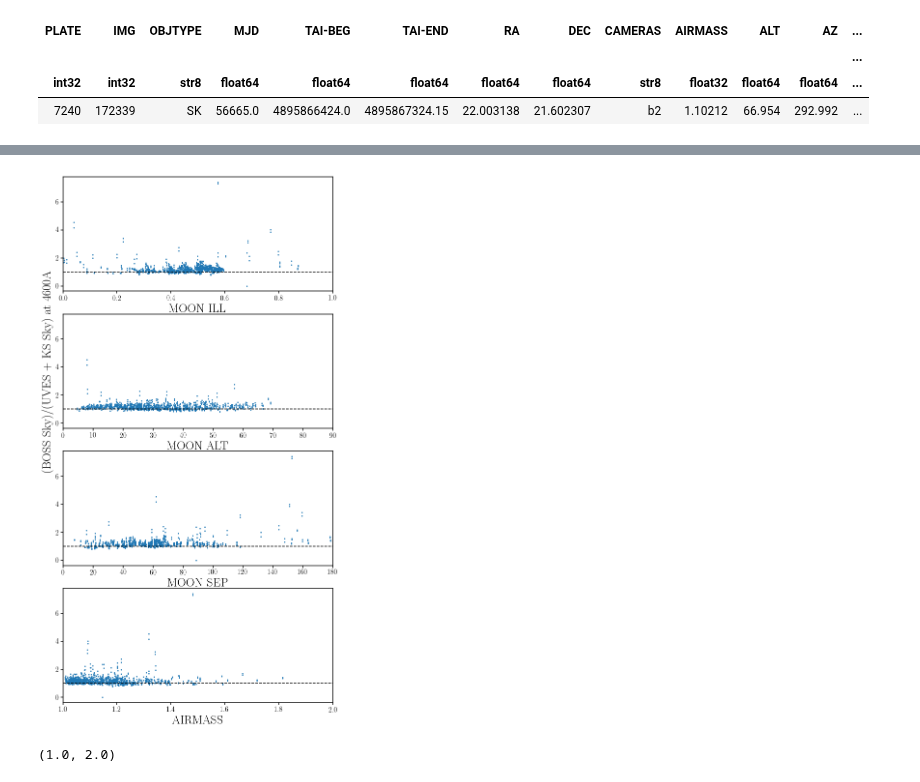
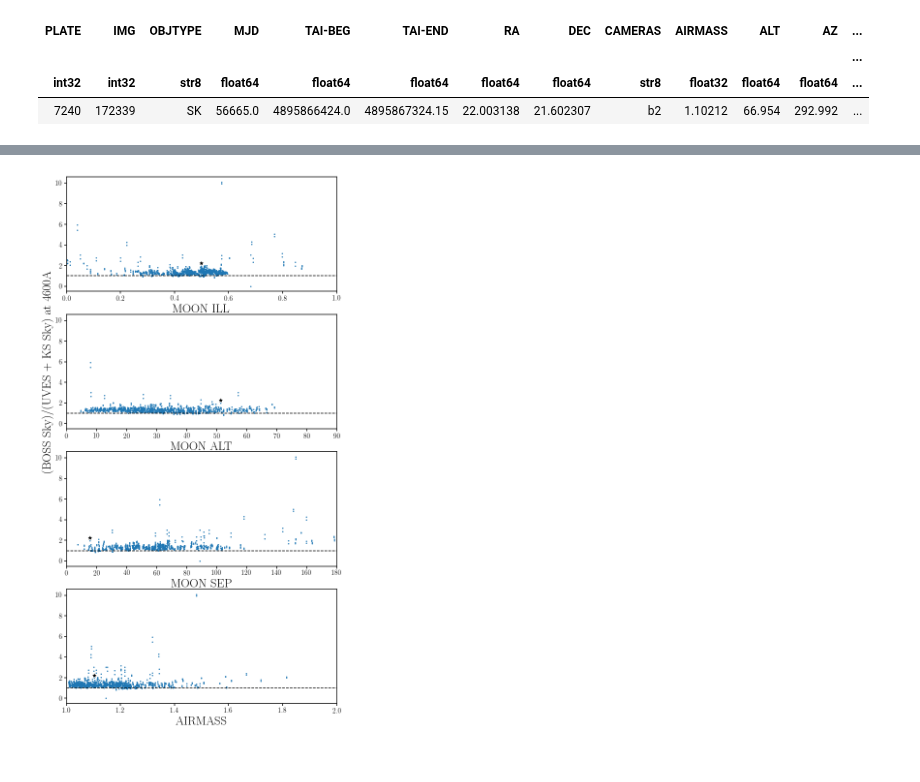
Before and after one commit to desi-bgs/feasiBGS, a Jupyter notebook: notebook/local_bright_bosssky.ipynb, the cells around one changed output, grey strips where cells are left out. Cells and saved outputs as stored; diff of their text form; code cells hidden in the pictures.

```diff
--- a/notebook/local_bright_bosssky.ipynb
+++ b/notebook/local_bright_bosssky.ipynb
@@ -197,7 +184,7 @@ for ii, i in enumerate([0, 1, 2]):#np.random.choice(range(len(blue_skyavg)), 3,
     sub = fig.add_subplot(3,1,ii+1)
     sub.plot(boss_blue['WAVE'][i], boss_blue['SKY'][i]/np.pi, lw=1, c='C1')
     KS_i = KS_sky(boss_blue[i])
-    sub.scatter(w/10., KS_i, s=1, c='k')
+    sub.scatter(sky_model._wavelength/10., KS_i, s=1, c='k')
     sub.set_xlim([360., 635])
     if ii == 1:
         sub.set_ylabel('Sky Brightness [(]$10^{-17} erg/cm^{2}/s/\AA/arcsec^2$]', fontsize=20)
@@ -221,3 +208,7 @@ Text(0.5,0,'Wavelength')
+# %%
+ks_wlim = ((sky_model._wavelength.value > 4500.) & (sky_model._wavelength.value < 4700.))
+def KS_sky460(atbl):
+    sbright = KS_sky(atbl)
+    return np.average(sbright.value[ks_wlim])
 # %%
-wlim = ((boss_blue[0]['WAVE'] > 450.) & (boss_blue[0]['WAVE'] < 470.))
-blue450 = np.array([np.average(boss_blue[i]['SKY'][wlim])/np.pi for i in range(len(boss_blue))])
+ks460 = np.array([KS_sky460(boss_blue[i]) for i in range(len(boss_blue))])
@@ -246,0 +225,19 @@ sub.set_yscale("log")
+# %%
+fig = plt.figure(figsize=(10, 20))
+for i, k in enumerate(['MOON_ILL', 'MOON_ALT', 'MOON_SEP', 'AIRMASS']):
+    sub = fig.add_subplot(4,1,i+1)
+    sub.scatter(boss_blue[k], blue460, c='k', s=1, label='BOSS Sky')
+    sub.scatter(boss_blue[k], ks460, c='C0', s=1, label='UVES + KS')
+    sub.scatter(boss_blue[k][brightest], blue460[brightest], c='k', s=50, marker='*')
+    sub.scatter(boss_blue[k][brightest], ks460[brightest], c='C0', s=50, marker='*')
+    sub.set_xlabel(' '.join(k.split('_')), fontsize=25)
+    if i == 0:
+        sub.legend(loc='upper right', handletextpad=0, markerscale=10, fontsize=20)
+        sub.set_xlim([0.,1.])
+    elif i == 1:
+        sub.set_xlim([0., 90.])
+        sub.set_ylabel('Blue Sky Brightness at 4600A', fontsize=25)
+    elif i == 2:
+        sub.set_xlim([0., 180.])
+    elif i == 3:
+        sub.set_xlim([1., 2.])
@@ -247,22 +246,20 @@ sub.set_yscale("log")
 # %%
 fig = plt.figure(figsize=(10, 20))
 for i, k in enumerate(['MOON_ILL', 'MOON_ALT', 'MOON_SEP', 'AIRMASS']):
     sub = fig.add_subplot(4,1,i+1)
-    sub.scatter(boss_blue[k], blue450/ks450, c='C0', s=3)
+    sub.scatter(boss_blue[k], blue460/ks460, c='C0', s=3)
+    sub.scatter(boss_blue[k][brightest], blue460[brightest]/ks460[brightest], c='k', s=50, marker='*')
+
     sub.set_xlabel(' '.join(k.split('_')), fontsize=25)
     if i == 0:
         sub.set_xlim([0.,1.])
     elif i == 1:
         sub.set_xlim([0., 90.])
         sub.set_ylabel('(BOSS Sky)/(UVES + KS Sky) at 4600A', fontsize=25)
     elif i == 2:
         sub.set_xlim([0., 180.])
     elif i == 3:
         sub.set_xlim([1., 2.])
     sub.plot(sub.get_xlim(), [1., 1.], color='k', linestyle='--')
 # %% [output]
-[figure, old version]
+[figure, new version]
-# %%
-sub.get_xlim()
-# %% [output]
-(1.0, 2.0)
```
Also changed, not shown: parts of 17 cells of this notebook.
